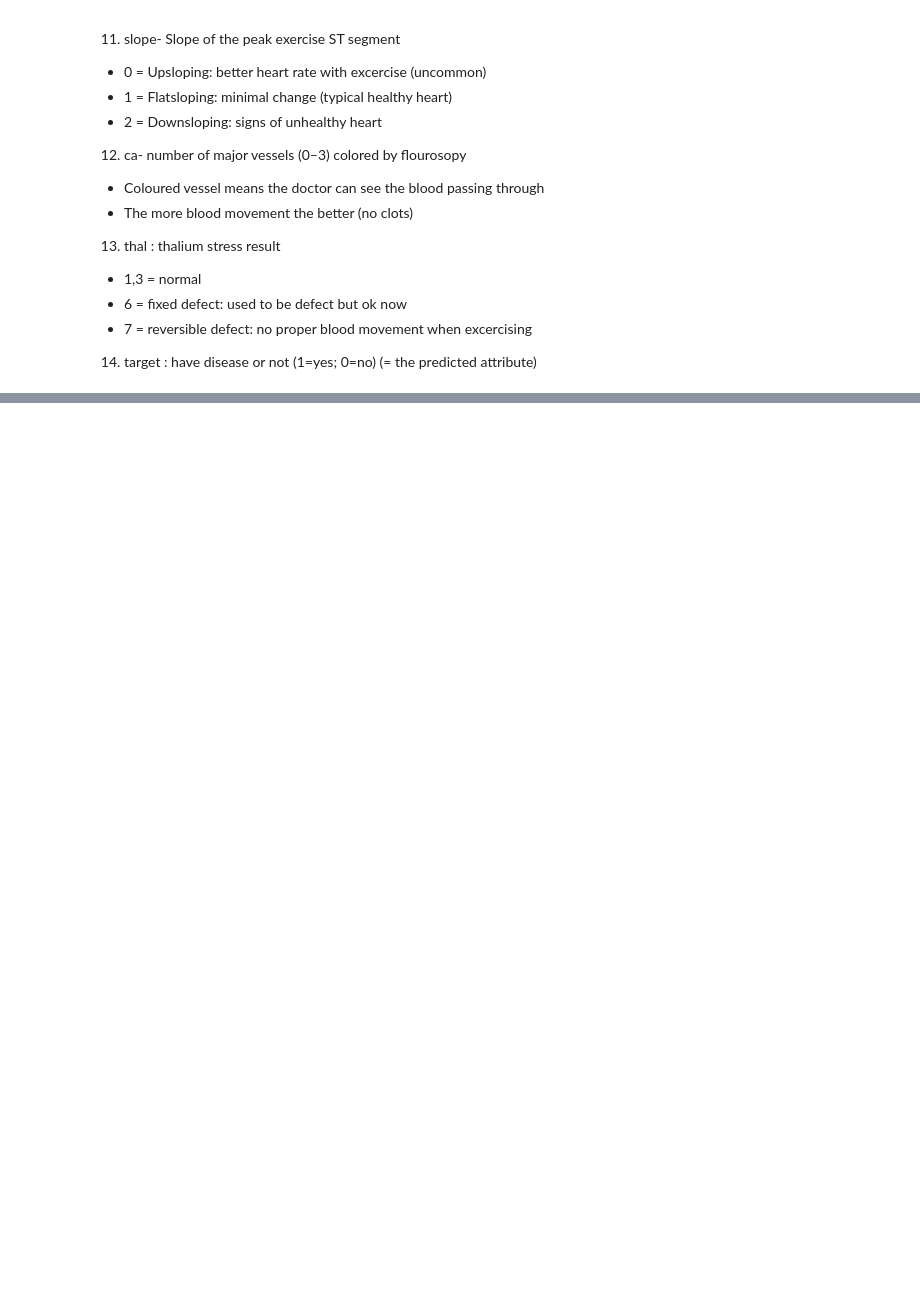
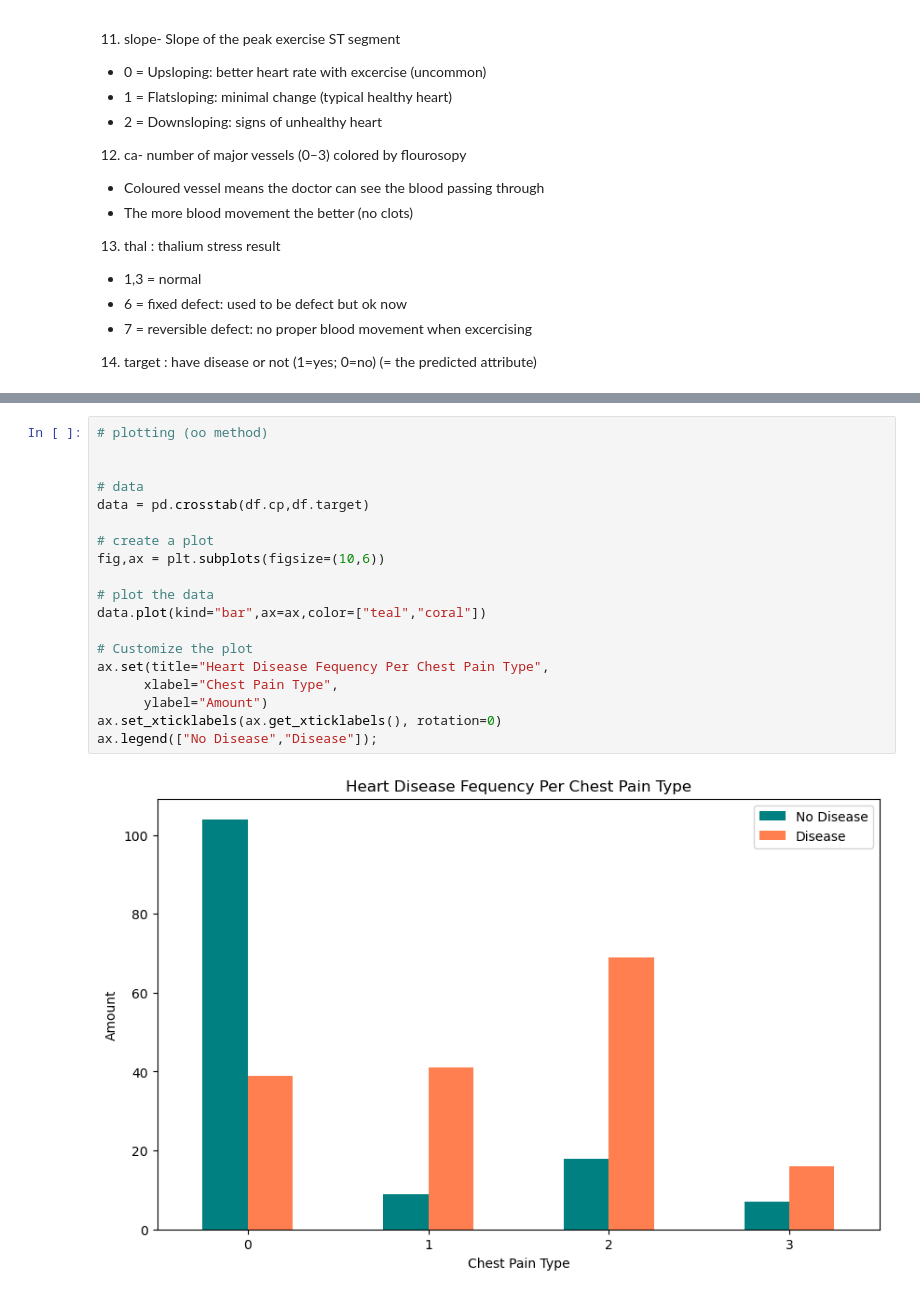
Before and after one commit to AKASH02003/Machine_learning, a Jupyter notebook: heart-disease-project/End-to-end-heart-disease-classification.ipynb, the cells around one changed output, grey strips where cells are left out. Saved outputs shown, nothing was run; the diff lists cells and outputs as text; blank space fills up the shorter version.

```diff
--- a/heart-disease-project/End-to-end-heart-disease-classification.ipynb
+++ b/heart-disease-project/End-to-end-heart-disease-classification.ipynb
@@ -87,0 +262,21 @@ Data Dictionary
+# %%
+# plotting (oo method)
+
+
+# data
+data = pd.crosstab(df.cp,df.target)
+
+# create a plot
+fig,ax = plt.subplots(figsize=(10,6))
+
+# plot the data
+data.plot(kind="bar",ax=ax,color=["teal","coral"])
+
+# Customize the plot
+ax.set(title="Heart Disease Fequency Per Chest Pain Type",
+      xlabel="Chest Pain Type",
+      ylabel="Amount")
+ax.set_xticklabels(ax.get_xticklabels(), rotation=0)
+ax.legend(["No Disease","Disease"]);
+# %% [output]
+[figure, added]
```
Also changed, not shown: parts of 20 cells of this notebook, 1 other file.
